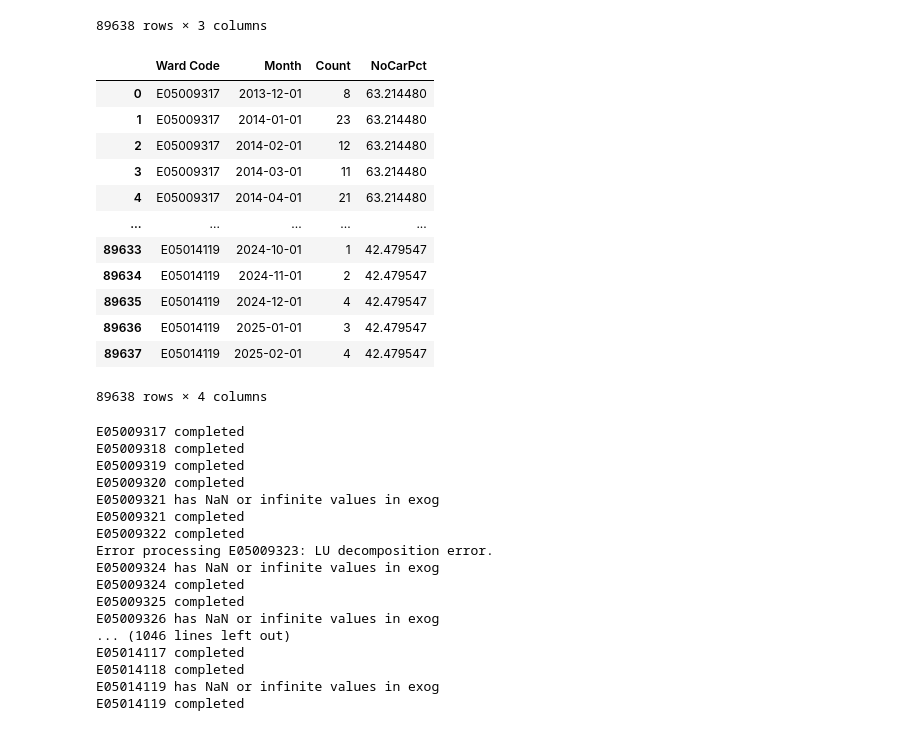
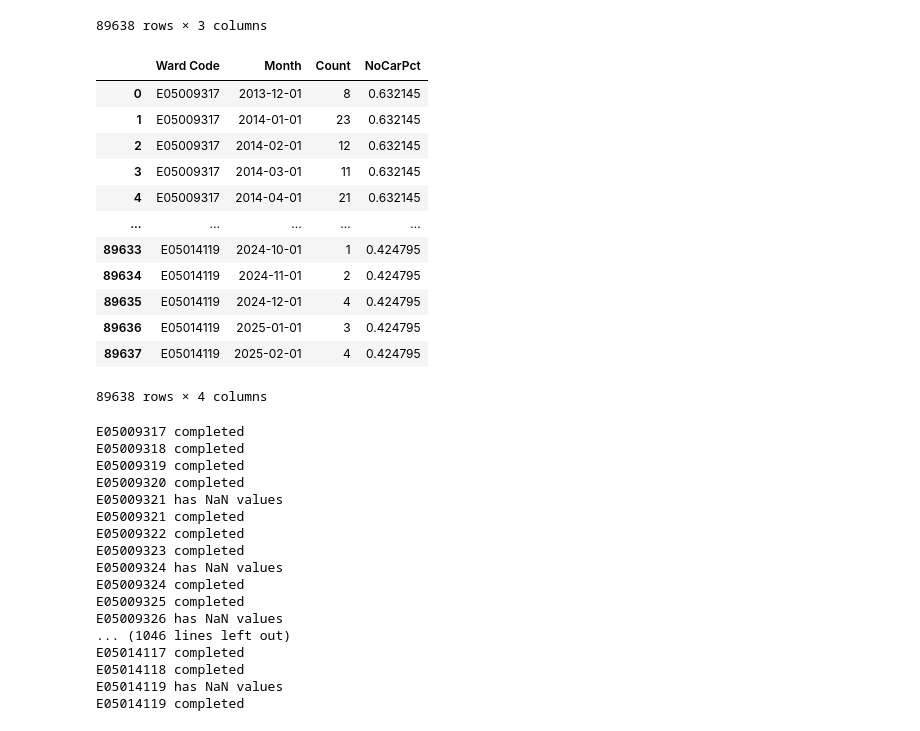
Before and after one commit to EvatsugDnalloR/MD_CBL-Group_2, a Jupyter notebook: sarima_exog.ipynb, the cells around one changed output. Saved outputs shown, nothing was run; the diff lists cells and outputs as text; code cells hidden in the pictures.

```diff
--- a/sarima_exog.ipynb
+++ b/sarima_exog.ipynb
@@ -10,7 +10,7 @@ from statsmodels.graphics.tsaplots import plot_acf
 from sklearn.metrics import mean_absolute_error, mean_squared_error
 
 # Load data and aggregate to ward-monthly counts
-burglary = pd.read_csv('data/residential_burglary.csv', parse_dates=['Month'])
+burglary = pd.read_csv('data/residential_burglary.csv')
 
 # Combine 'Year' and 'Month' into a single datetime column
 burglary ["Month"] = pd.to_datetime(burglary ["Year"].astype(str) + "-" + burglary ["Month"].astype(str), format="%Y-%m")
@@ -42,35 +42,35 @@ Time range: 2013-12-01 00:00:00 to 2025-02-01 00:00:00
 # %%
 
 # Load and prepare car ownership data
 cars_df = pd.read_excel('data/housing/cars_or_vans_wards.xlsx', sheet_name='2021')
-cars_df['NoCarPct'] = (cars_df['none'] / cars_df['All households']) * 100
+cars_df['NoCarPct'] = cars_df['none'] / cars_df['All households']
 static_features = cars_df[['ward code', 'NoCarPct']].rename(columns={'ward code': 'Ward Code'})
 
 # Merge static features with burglary data
 burglary_enriched = pd.merge(burglary_monthly, static_features, on='Ward Code', how='inner')
 
 burglary_enriched
 # print(f"Wards with available socio-economic data: {burglary_enriched['Ward Code'].nunique()}")
 # %% [output]
 |  | Ward Code | Month | Count | NoCarPct |
-| 0 | E05009317 | 2013-12-01 | 8 | 63.214480 |
-| 1 | E05009317 | 2014-01-01 | 23 | 63.214480 |
-| 2 | E05009317 | 2014-02-01 | 12 | 63.214480 |
-| 3 | E05009317 | 2014-03-01 | 11 | 63.214480 |
-| 4 | E05009317 | 2014-04-01 | 21 | 63.214480 |
+| 0 | E05009317 | 2013-12-01 | 8 | 0.632145 |
+| 1 | E05009317 | 2014-01-01 | 23 | 0.632145 |
+| 2 | E05009317 | 2014-02-01 | 12 | 0.632145 |
+| 3 | E05009317 | 2014-03-01 | 11 | 0.632145 |
+| 4 | E05009317 | 2014-04-01 | 21 | 0.632145 |
 | ... | ... | ... | ... | ... |
-| 89633 | E05014119 | 2024-10-01 | 1 | 42.479547 |
-| 89634 | E05014119 | 2024-11-01 | 2 | 42.479547 |
-| 89635 | E05014119 | 2024-12-01 | 4 | 42.479547 |
-| 89636 | E05014119 | 2025-01-01 | 3 | 42.479547 |
-| 89637 | E05014119 | 2025-02-01 | 4 | 42.479547 |
+| 89633 | E05014119 | 2024-10-01 | 1 | 0.424795 |
+| 89634 | E05014119 | 2024-11-01 | 2 | 0.424795 |
+| 89635 | E05014119 | 2024-12-01 | 4 | 0.424795 |
+| 89636 | E05014119 | 2025-01-01 | 3 | 0.424795 |
+| 89637 | E05014119 | 2025-02-01 | 4 | 0.424795 |
 89638 rows × 4 columns
 # %%
 ## 4. Modified SARIMAX Implementation with Exogenous Variables
 
 import warnings
 
-# warnings.filterwarnings("ignore")
+warnings.filterwarnings("ignore")
 
 # Set manual orders for all wards
 UNIVERSAL_ORDER = (3, 1, 1)
@@ -86,14 +86,17 @@ def analyze_ward_exog(args):
             print(f"{ward_code} has less than {TEST_MONTHS} months data")
             return None
 
+        # Prepare data with exogenous variable
+        ward_df = ward_df.set_index('Month').asfreq('MS')
+
         if ward_df.isnull().values.any():
             print(f"{ward_code} has NaN values")
+            if ward_df["Count"].isnull().sum().sum() > 10:
+                print(f"{ward_code} has more than 10 NaN values, aborted")
+                return None
             ward_df.ffill(inplace=True)
 
-        # Prepare data with exogenous variable
-        ward_df = ward_df.set_index('Month').asfreq('MS')
         exog = ward_df[['NoCarPct']]  # Static feature repeated for all time points
-
         # Ensure exog does not contain NaN or infinite values
         if exog.isnull().values.any() or np.isinf(exog.values).any():
             print(f"{ward_code} has NaN or infinite values in exog")
@@ -111,7 +114,7 @@ def analyze_ward_exog(args):
         model = SARIMAX(train['Count'],
                         order=UNIVERSAL_ORDER,
                         seasonal_order=SEASONAL_ORDER,
-                        enforce_stationarity=True,
+                        enforce_stationarity=False,
                         enforce_invertibility=False)
         results = model.fit(disp=False)
 
@@ -120,7 +123,7 @@ def analyze_ward_exog(args):
                         exog=exog_train,
                         order=UNIVERSAL_ORDER,
                         seasonal_order=SEASONAL_ORDER,
-                        enforce_stationarity=True,
+                        enforce_stationarity=False,
                         enforce_invertibility=False)
         results_expog = expog_model.fit(disp=False)
 
@@ -151,24 +154,24 @@ for ward_code, group in burglary_enriched.groupby('Ward Code'):
     if analysis:
         exog_results.append(analysis)
 
-# warnings.filterwarnings("default")
+warnings.filterwarnings("default")
 # %% [output]
 E05009317 completed
 E05009318 completed
 E05009319 completed
 E05009320 completed
-E05009321 has NaN or infinite values in exog
+E05009321 has NaN values
 E05009321 completed
 E05009322 completed
-Error processing E05009323: LU decomposition error.
-E05009324 has NaN or infinite values in exog
+E05009323 completed
+E05009324 has NaN values
 E05009324 completed
 E05009325 completed
-E05009326 has NaN or infinite values in exog
+E05009326 has NaN values
 ... (1046 lines left out)
 E05014117 completed
 E05014118 completed
-E05014119 has NaN or infinite values in exog
+E05014119 has NaN values
 E05014119 completed
 # %%
 # 4. Performance Comparison Analysis
```
Also changed, not shown: parts of 3 cells of this notebook, 3 other files.
